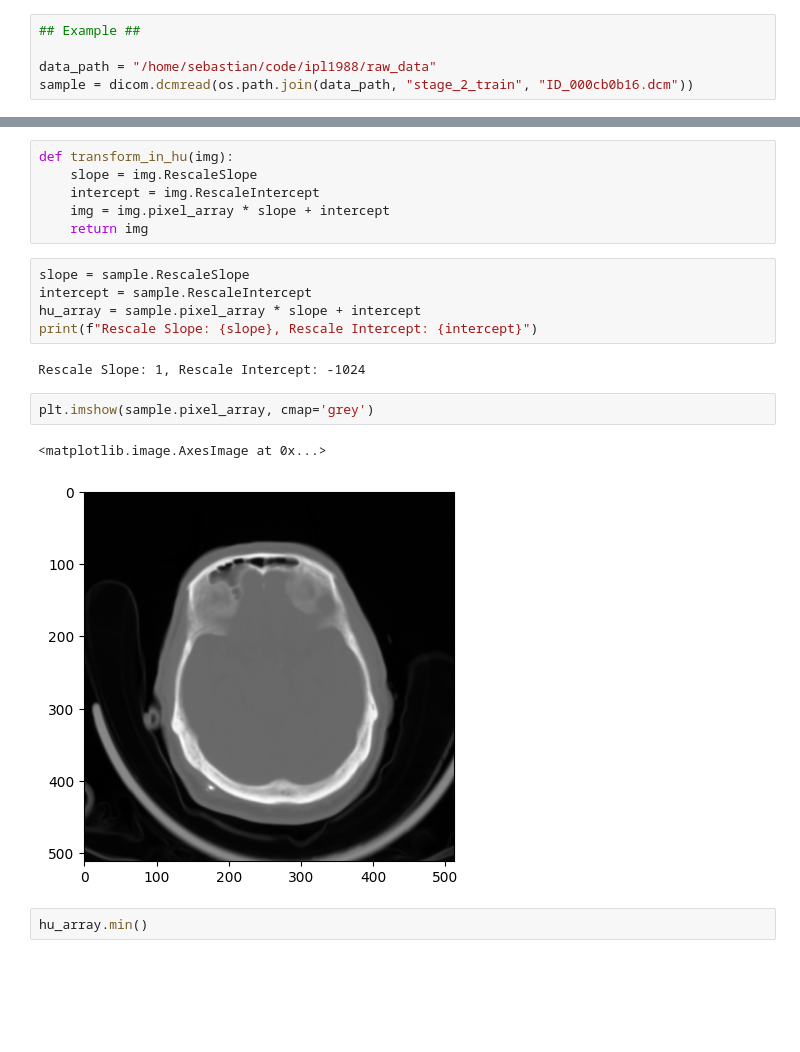
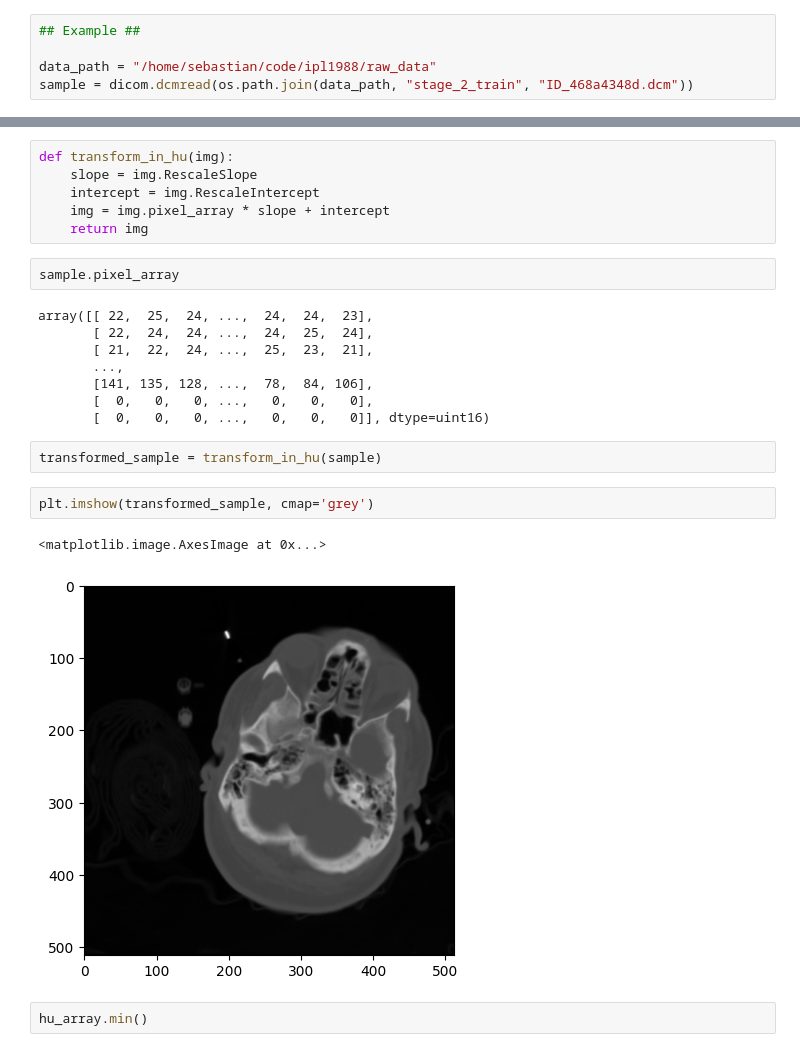
Before and after one commit to ipl1988/Hemorrhage_detection, a Jupyter notebook: preprocessing.ipynb, the cells around one changed output, grey strips where cells are left out. Cells and saved outputs as stored; diff of their text form; blank space fills up the shorter version.

```diff
--- a/preprocessing.ipynb
+++ b/preprocessing.ipynb
@@ -29,4 +13,4 @@ df
 ## Example ##
 
 data_path = "/home/sebastian/code/ipl1988/raw_data"
-sample = dicom.dcmread(os.path.join(data_path, "stage_2_train", "ID_000cb0b16.dcm"))
+sample = dicom.dcmread(os.path.join(data_path, "stage_2_train", "ID_468a4348d.dcm"))
@@ -60,18 +29,23 @@ def transform_in_hu(img):
     intercept = img.RescaleIntercept
     img = img.pixel_array * slope + intercept
     return img
+# %%
+sample.pixel_array
+# %% [output]
+array([[ 22,  25,  24, ...,  24,  24,  23],
+       [ 22,  24,  24, ...,  24,  25,  24],
+       [ 21,  22,  24, ...,  25,  23,  21],
+       ...,
+       [141, 135, 128, ...,  78,  84, 106],
+       [  0,   0,   0, ...,   0,   0,   0],
+       [  0,   0,   0, ...,   0,   0,   0]], dtype=uint16)
 # %%
-slope = sample.RescaleSlope
-intercept = sample.RescaleIntercept
-hu_array = sample.pixel_array * slope + intercept
-print(f"Rescale Slope: {slope}, Rescale Intercept: {intercept}")
+transformed_sample = transform_in_hu(sample)
-# %% [output]
-Rescale Slope: 1, Rescale Intercept: -1024
 # %%
-plt.imshow(sample.pixel_array, cmap='grey')
+plt.imshow(transformed_sample, cmap='grey')
 # %% [output]
 <matplotlib.image.AxesImage at 0x...>
-[figure, old version]
+[figure, new version]
 # %%
 hu_array.min()
 # %% [output]
```
Also changed, not shown: parts of 9 cells of this notebook, 2 other files.
